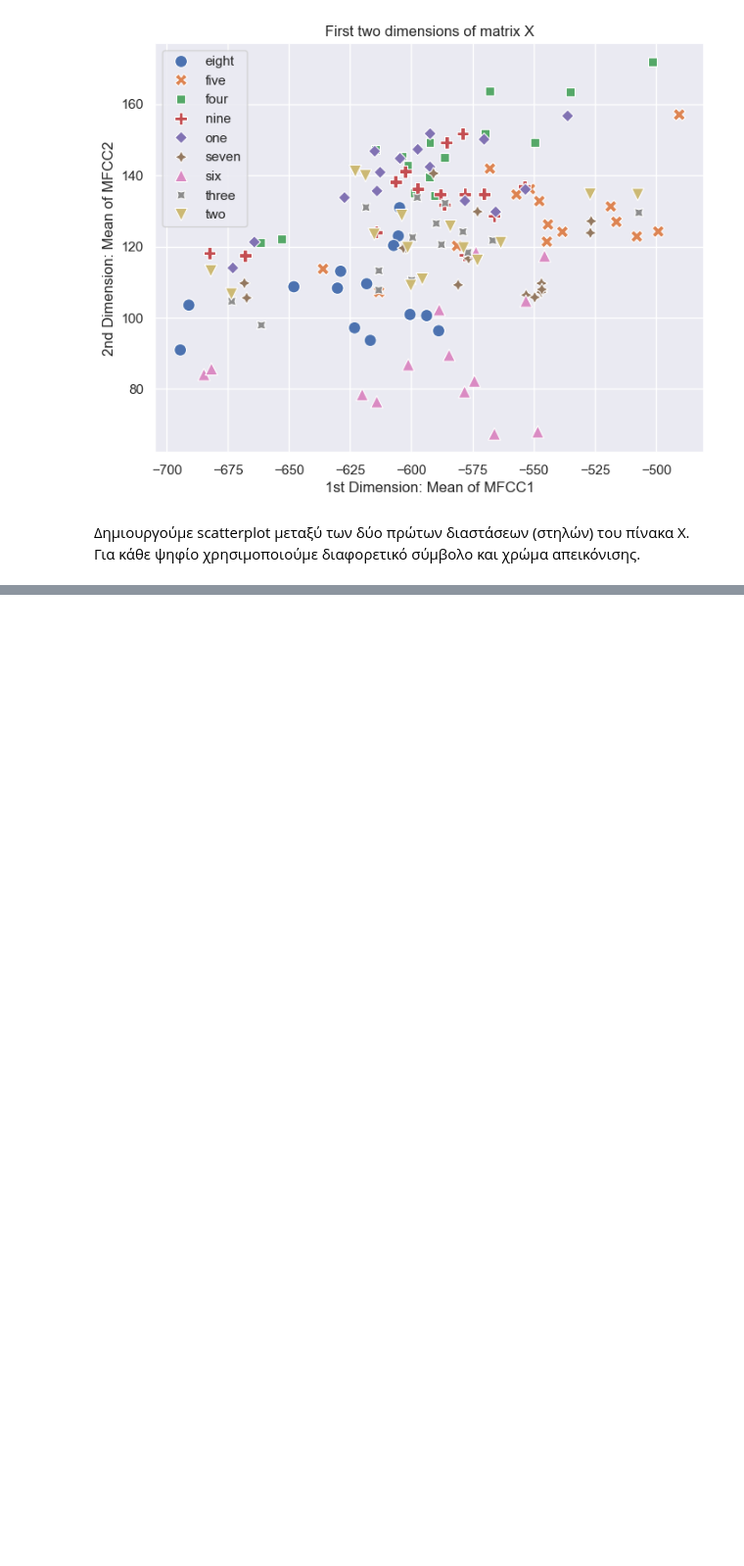
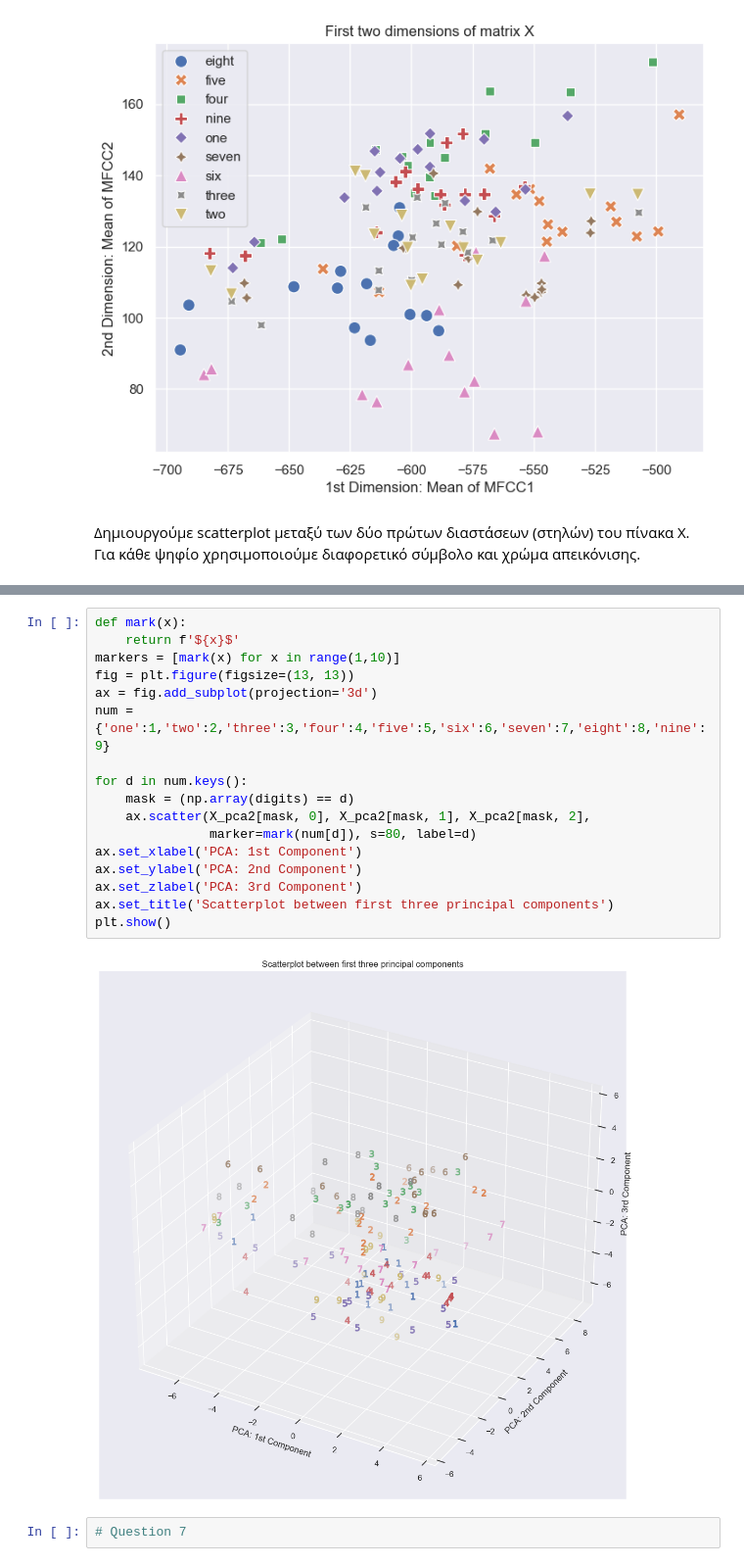
Before and after one commit to AngelosPapageorgiou/PatRecoLab1, a Jupyter notebook: PatReco_lab1.ipynb, the cells around one changed output, grey strips where cells are left out. Shown at 98% size. Drawn from its saved outputs; the diff is of its cells as text; blank space fills up the shorter version.

```diff
--- a/PatReco_lab1.ipynb
+++ b/PatReco_lab1.ipynb
@@ -317,0 +359,21 @@ print(pca.singular_values_)
+# %%
+def mark(x):
+    return f'${x}$'
+markers = [mark(x) for x in range(1,10)]
+fig = plt.figure(figsize=(13, 13))
+ax = fig.add_subplot(projection='3d')
+num = {'one':1,'two':2,'three':3,'four':4,'five':5,'six':6,'seven':7,'eight':8,'nine':9}
+
+for d in num.keys():
+    mask = (np.array(digits) == d)
+    ax.scatter(X_pca2[mask, 0], X_pca2[mask, 1], X_pca2[mask, 2],
+               marker=mark(num[d]), s=80, label=d)
+ax.set_xlabel('PCA: 1st Component')
+ax.set_ylabel('PCA: 2nd Component')
+ax.set_zlabel('PCA: 3rd Component')
+ax.set_title('Scatterplot between first three principal components')
+plt.show()
+# %% [output]
+[figure, added]
+# %%
+# Question 7
```
Also changed, not shown: parts of 9 cells of this notebook.
